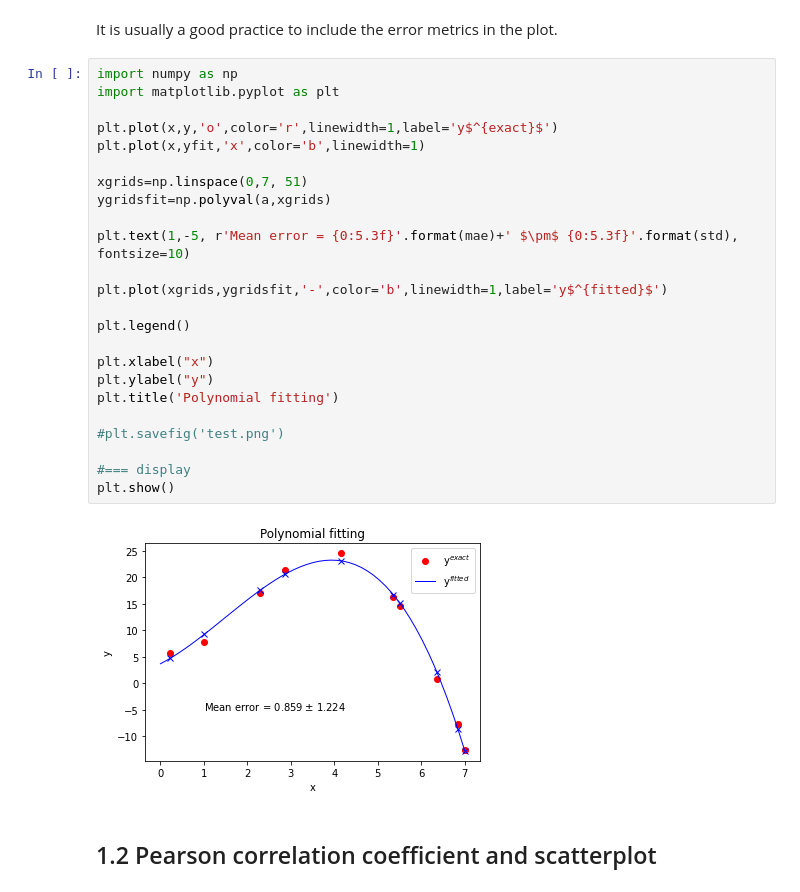
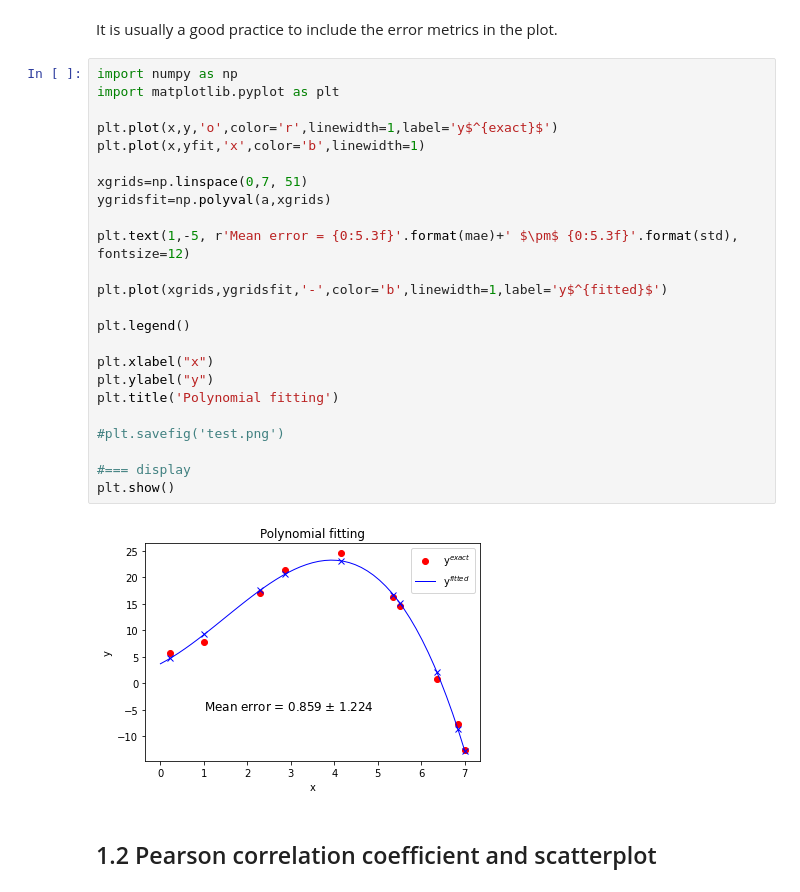
Before and after one commit to raghurama123/NumericalMethodsOld, a Jupyter notebook: notebooks/nm_06_LeastSquaresFitting_analysis.ipynb, the cells around one changed output. Saved outputs shown, nothing was run; the diff lists cells and outputs as text.

```diff
--- a/notebooks/nm_06_LeastSquaresFitting_analysis.ipynb
+++ b/notebooks/nm_06_LeastSquaresFitting_analysis.ipynb
@@ -158,29 +159,29 @@ It is usually a good practice to include the error metrics in the plot.
 # %%
 import numpy as np
 import matplotlib.pyplot as plt
 
 plt.plot(x,y,'o',color='r',linewidth=1,label='y$^{exact}$')
 plt.plot(x,yfit,'x',color='b',linewidth=1)
 
 xgrids=np.linspace(0,7, 51)
 ygridsfit=np.polyval(a,xgrids)
 
-plt.text(1,-5, r'Mean error = {0:5.3f}'.format(mae)+' $\pm$ {0:5.3f}'.format(std), fontsize=10)
+plt.text(1,-5, r'Mean error = {0:5.3f}'.format(mae)+' $\pm$ {0:5.3f}'.format(std), fontsize=12)
 
 plt.plot(xgrids,ygridsfit,'-',color='b',linewidth=1,label='y$^{fitted}$')
 
 plt.legend()
 
 plt.xlabel("x")
 plt.ylabel("y")
 plt.title('Polynomial fitting')
 
 #plt.savefig('test.png')
 
 #=== display
 plt.show()
 # %% [output]
-[figure, old version]
+[figure, new version]
 # %% [markdown]
 ## 1.2 Pearson correlation coefficient and scatterplot
 # %% [markdown]
```
Also changed, not shown: parts of 4 cells of this notebook, 1 other file.
